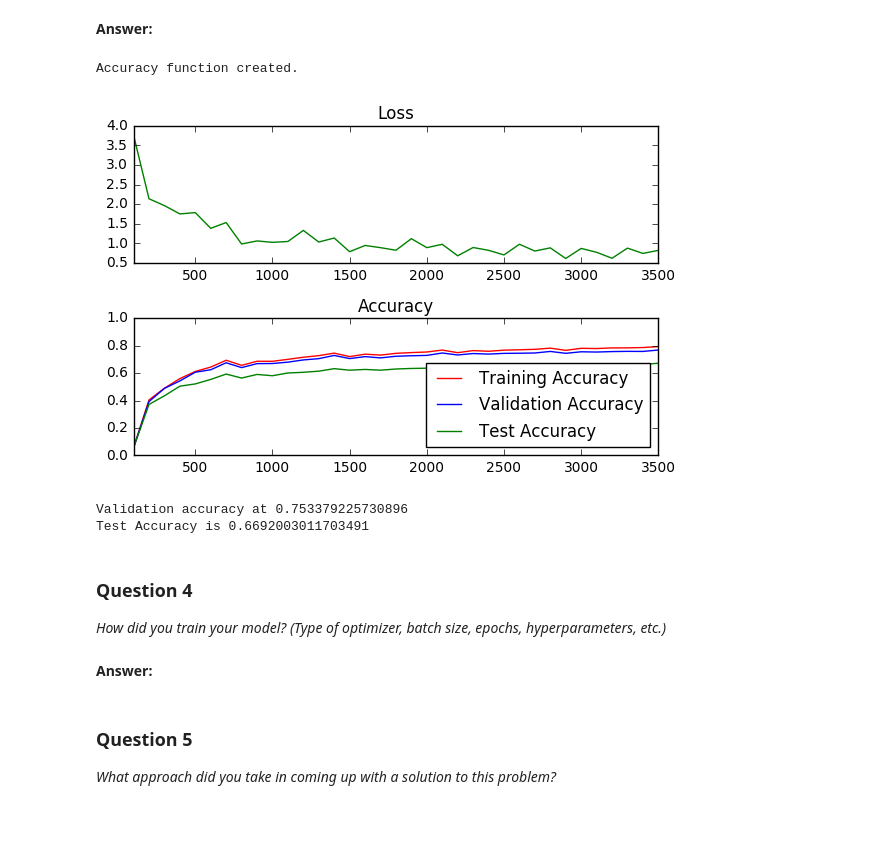
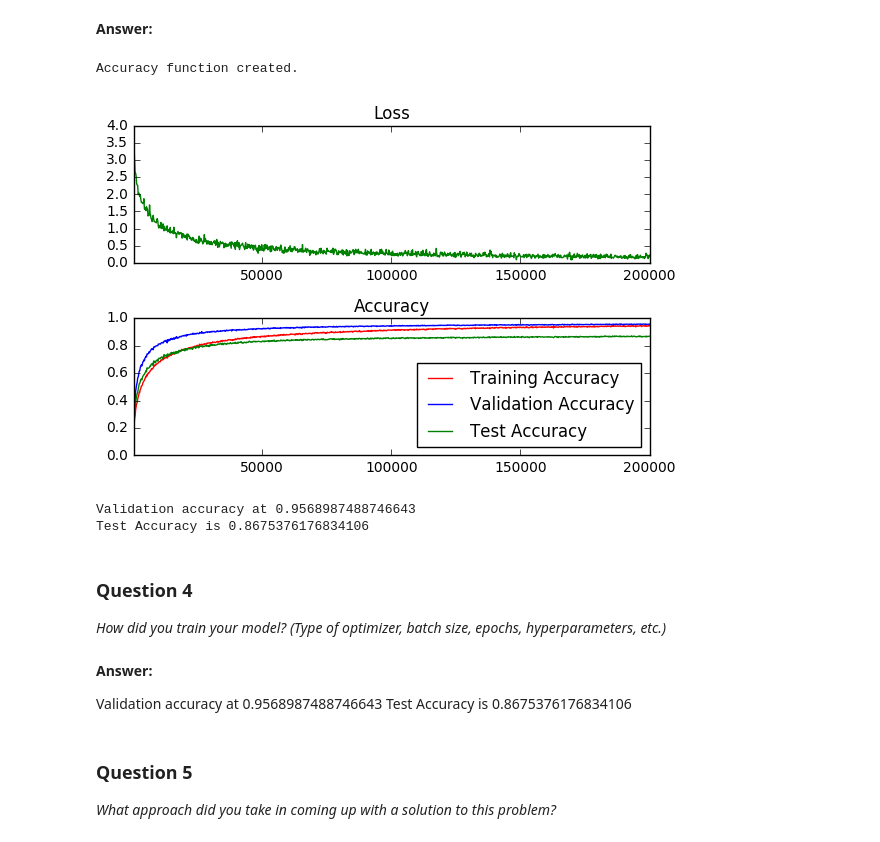
Before and after one commit to anupriyachhabra/traffic-signs, a Jupyter notebook: Traffic_Signs_Recognition.ipynb, the cells around one changed output. Cells and saved outputs as stored; diff of their text form; code cells hidden in the pictures.

```diff
--- a/Traffic_Signs_Recognition.ipynb
+++ b/Traffic_Signs_Recognition.ipynb
@@ -239,11 +239,12 @@ n_hidden_layer = 256
 
 features = tf.placeholder(tf.float32)
 labels = tf.placeholder(tf.float32)
+keep_prob = tf.placeholder(tf.float32)
 
 # Feed dicts for training, validation, and test session
-train_feed_dict = {features: X_train, labels: y_train}
-valid_feed_dict = {features: valid_features, labels: valid_labels}
-test_feed_dict = {features: X_test, labels: y_test}
+train_feed_dict = {features: X_train, labels: y_train, keep_prob: 0.5}
+valid_feed_dict = {features: valid_features, labels: valid_labels, keep_prob: 1.0}
+test_feed_dict = {features: X_test, labels: y_test, keep_prob: 1.0}
 
 
 # Store layers weight & bias
@@ -261,6 +262,7 @@ features_flat = tf.reshape(features, [-1, features_count])
 # Hidden layer 1 with RELU activation
 layer_1 = tf.add(tf.matmul(features_flat, weights['hidden_layer']), biases['hidden_layer'])
 layer_1 = tf.nn.relu(layer_1)
+layer_1 = tf.nn.dropout(layer_1, keep_prob)
 # Output layer with linear activation
 logits = tf.add(tf.matmul(layer_1, weights['out']), biases['out'])
 
@@ -278,19 +280,25 @@ accuracy = tf.reduce_mean(tf.cast(is_correct_prediction, tf.float32))
 
 print('Accuracy function created.')
 
-epochs = 5
-batch_size =50
-learning_rate = 0.02
+epochs = 1000
+batch_size = 200
+learning_rate = 0.2
+l1_regularization_strength = 1.0
+l2_regularization_strength = 1.0
+learning_rate_power = -0.5
+initial_accumulator_value = 0.1
 
 
 # Optimizer
 optimizer = tf.train.GradientDescentOptimizer(learning_rate).minimize(loss)
+#optimizer = tf.train.FtrlOptimizer(learning_rate).minimize(loss)
+#optimizer = tf.train.FtrlOptimizer(learning_rate,learning_rate_power, initial_accumulator_value, l1_regularization_strength,l2_regularization_strength, False).minimize(loss)
 
 # The accuracy measured against the validation set
 validation_accuracy = 0.0
 
 # Measurements use for graphing loss and accuracy
-log_batch_step = 100
+log_batch_step = 200
 batches = []
 loss_batch = []
 train_acc_batch = []
@@ -316,7 +324,7 @@ with tf.Session() as session:
             # Run optimizer and get loss
             _, l = session.run(
                 [optimizer, loss],
-                feed_dict={features: batch_features, labels: batch_labels})
+                feed_dict={features: batch_features, labels: batch_labels, keep_prob: 0.5})
 
             # Log every 50 batches
             if not batch_i % log_batch_step:
@@ -332,42 +340,45 @@ with tf.Session() as session:
                 train_acc_batch.append(training_accuracy)
                 valid_acc_batch.append(validation_accuracy)
                 test_acc_batch.append(test_accuracy)
 
         # Check accuracy against Validation data
         validation_accuracy = session.run(accuracy, feed_dict=valid_feed_dict)
         # Check accuracy against Test data
         test_accuracy = session.run(accuracy, feed_dict=test_feed_dict)
 
 loss_plot = plt.subplot(211)
 loss_plot.set_title('Loss')
 loss_plot.plot(batches, loss_batch, 'g')
 loss_plot.set_xlim([batches[0], batches[-1]])
 acc_plot = plt.subplot(212)
 acc_plot.set_title('Accuracy')
 acc_plot.plot(batches, train_acc_batch, 'r', label='Training Accuracy')
 acc_plot.plot(batches, valid_acc_batch, 'b', label='Validation Accuracy')
 acc_plot.plot(batches, test_acc_batch, 'g', label='Test Accuracy')
 acc_plot.set_ylim([0, 1.0])
 acc_plot.set_xlim([batches[0], batches[-1]])
 acc_plot.legend(loc=4)
 plt.tight_layout()
 plt.show()
 
 print('Validation accuracy at {}'.format(validation_accuracy))
 print('Test Accuracy is {}'.format(test_accuracy))
 
 session.close()
 # %% [output]
 Accuracy function created.
-[figure, old version]
+[figure, new version]
-Validation accuracy at 0.753379225730896
-Test Accuracy is 0.6692003011703491
+Validation accuracy at 0.9568987488746643
+Test Accuracy is 0.8675376176834106
 # %% [markdown]
 ### Question 4
 
 _How did you train your model? (Type of optimizer, batch size, epochs, hyperparameters, etc.)_
-# %% [markdown]
-**Answer:**
+# %% [markdown]
+**Answer:**
+
+Validation accuracy at 0.9568987488746643
+Test Accuracy is 0.8675376176834106
 # %% [markdown]
 ### Question 5
 
```
